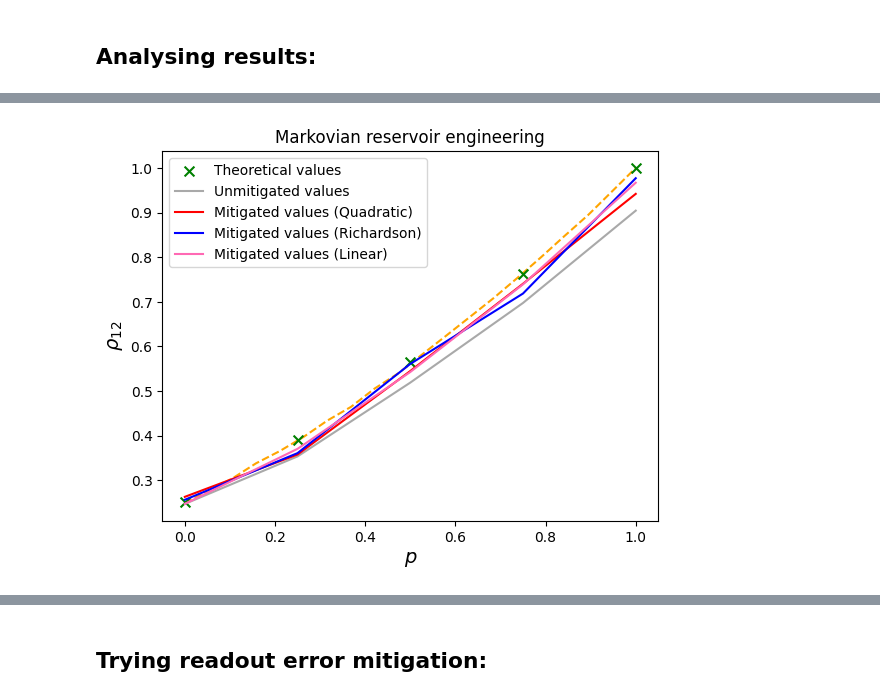
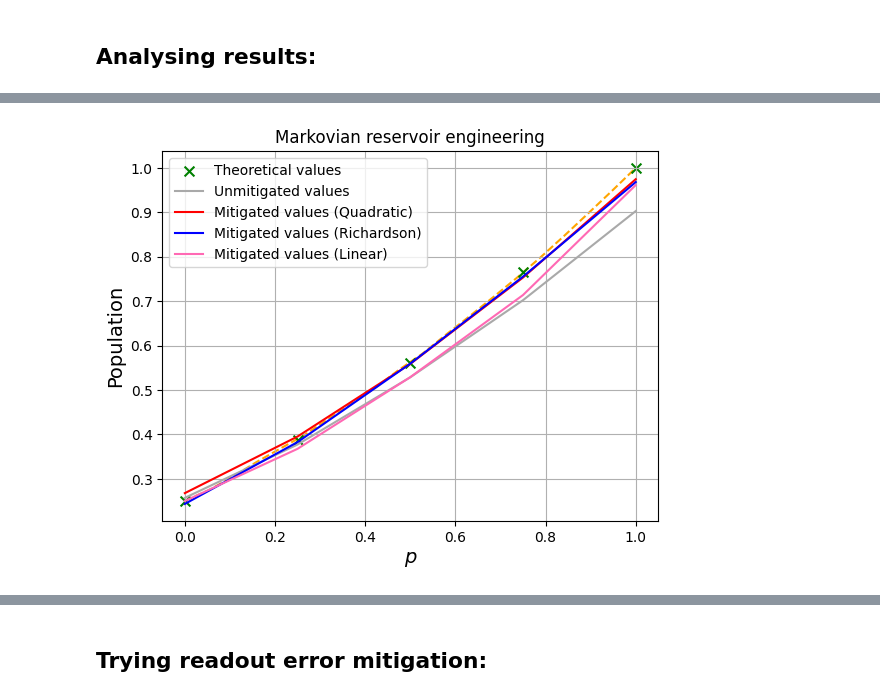
Before and after one commit to JessicaJohnBritto/QOSF_Cohort6, a Jupyter notebook: Results_from_paper/testing_victor/MRE/mre.ipynb, the cells around one changed output, grey strips where cells are left out. Saved outputs shown, nothing was run; the diff lists cells and outputs as text; code cells hidden in the pictures.

```diff
--- a/Results_from_paper/testing_victor/MRE/mre.ipynb
+++ b/Results_from_paper/testing_victor/MRE/mre.ipynb
@@ -382,7 +382,7 @@ All complete.
 # %% [markdown]
 <h2>Analysing results:</h2>
 # %%
-job_id = 'cnys8qt2zy6g008rzerg'
+job_id = 'cp22xnpprheg008qj3zg'
 res = return_counts_scaled(job_id,probs.shape[0],len(scale_factors),repcnt)
 # %%
 res_mit_poly2 = get_mitigated_vals(scale_factors,res,probs.shape[0],'poly2')
@@ -438,19 +439,20 @@ plt.show()
 # %%
 kind = 3
 plt.rcParams['text.usetex'] = False
 plt.plot(sim_probs,pops[kind],linestyle='--',c='orange',zorder=0)
 plt.scatter(probs,pops_marker[kind],s=50,label='Theoretical values',marker='x',c='green',zorder=1)
 plt.plot(probs,res_unmit[kind],label='Unmitigated values',c='darkgrey',zorder=2)
 plt.plot(probs,res_mit_poly2[kind],label='Mitigated values (Quadratic)',c='red',zorder=3)
 plt.plot(probs,res_mit_richardson[kind],label='Mitigated values (Richardson)',c='blue',zorder=3)
 plt.plot(probs,res_mit_linear[kind],label='Mitigated values (Linear)',c='hotpink',zorder=3)
 plt.xlabel(r'$p$',fontsize=14)
-plt.ylabel(r'$\rho_{12}$',fontsize=14)
+plt.ylabel('Population',fontsize=14)
+plt.grid()
 plt.title(r'Markovian reservoir engineering')
 plt.legend()
 plt.show()
 # %% [output]
-[figure, old version]
+[figure, new version]
 # %%
 theory = pops_marker[kind]
 if_poly2 = improvement_factor(res_unmit[kind],res_rem_mit_poly2[kind],theory)
```
Also changed, not shown: parts of 4 cells of this notebook.
